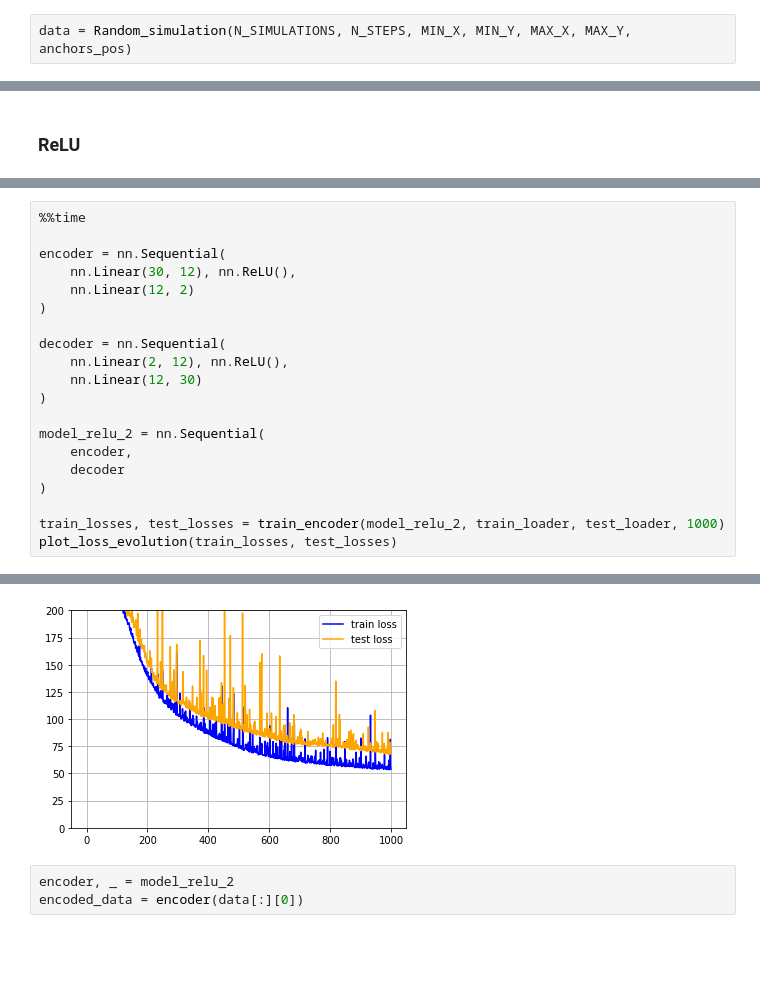
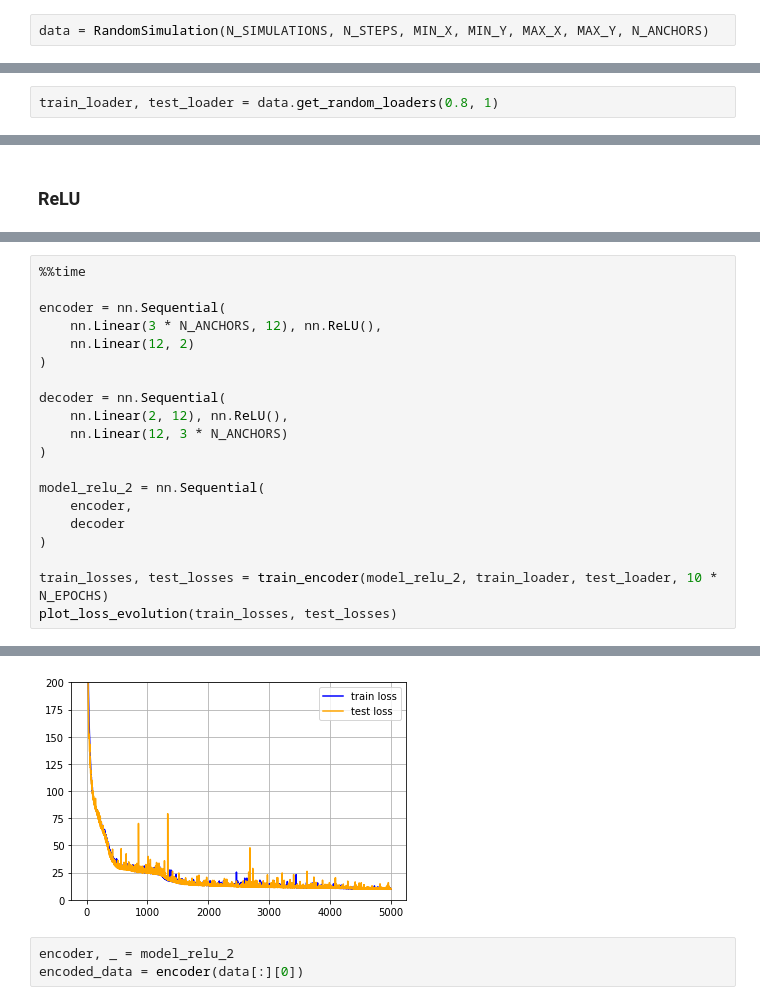
Before and after one commit to Painguin/Learning-based-multi-modal-indoor-localization, a Jupyter notebook: Autoencoder.ipynb, the cells around one changed output, grey strips where cells are left out. Saved outputs shown, nothing was run; the diff lists cells and outputs as text; blank space fills up the shorter version.

```diff
--- a/Autoencoder.ipynb
+++ b/Autoencoder.ipynb
@@ -121,5 +26,5 @@ class Random_simulation(Dataset):
 # %%
-data = Random_simulation(N_SIMULATIONS, N_STEPS, MIN_X, MIN_Y, MAX_X, MAX_Y, anchors_pos)
+data = RandomSimulation(N_SIMULATIONS, N_STEPS, MIN_X, MIN_Y, MAX_X, MAX_Y, N_ANCHORS)
 # %%
 data.plot_simulation(data[0][1])
 # %% [output]
@@ -148,3 +32,5 @@ plt.plot(values, data.features.narrow(2, 0, 10).flatten()[indices])
+# %%
+train_loader, test_loader = data.get_random_loaders(0.8, 1)
 # %%
 criterion = nn.MSELoss()
 
@@ -248,13 +138,13 @@ plt.plot(dims, [min_losses[dim][1] for dim in dims]);
 %%time
 
 encoder = nn.Sequential(
-    nn.Linear(30, 12), nn.ReLU(),
+    nn.Linear(3 * N_ANCHORS, 12), nn.ReLU(),
     nn.Linear(12, 2)
 )
 
 decoder = nn.Sequential(
     nn.Linear(2, 12), nn.ReLU(),
-    nn.Linear(12, 30)
+    nn.Linear(12, 3 * N_ANCHORS)
 )
 
 model_relu_2 = nn.Sequential(
@@ -262,6 +152,6 @@ model_relu_2 = nn.Sequential(
     decoder
 )
 
-train_losses, test_losses = train_encoder(model_relu_2, train_loader, test_loader, 1000)
+train_losses, test_losses = train_encoder(model_relu_2, train_loader, test_loader, 10 * N_EPOCHS)
 plot_loss_evolution(train_losses, test_losses)
 # %% [output]
@@ -270,4 +160,4 @@ Wall time: 3min 11s
-[figure, old version]
+[figure, new version]
 # %%
 encoder, _ = model_relu_2
 encoded_data = encoder(data[:][0])
```
Also changed, not shown: parts of 22 cells of this notebook, 1 other file.
